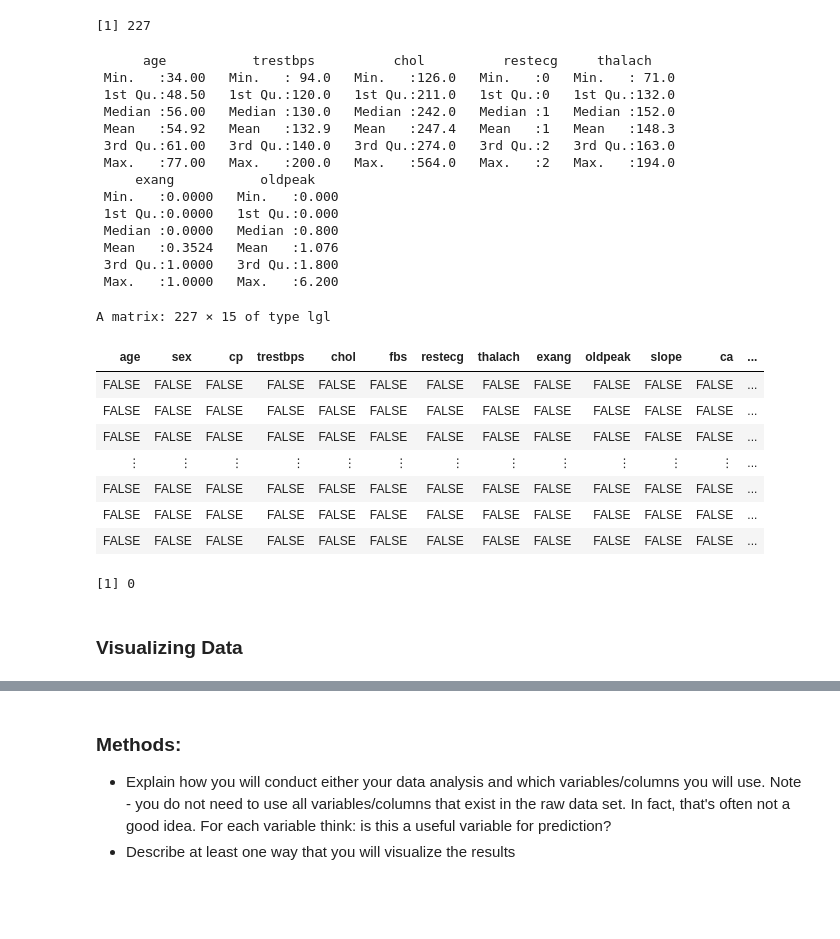
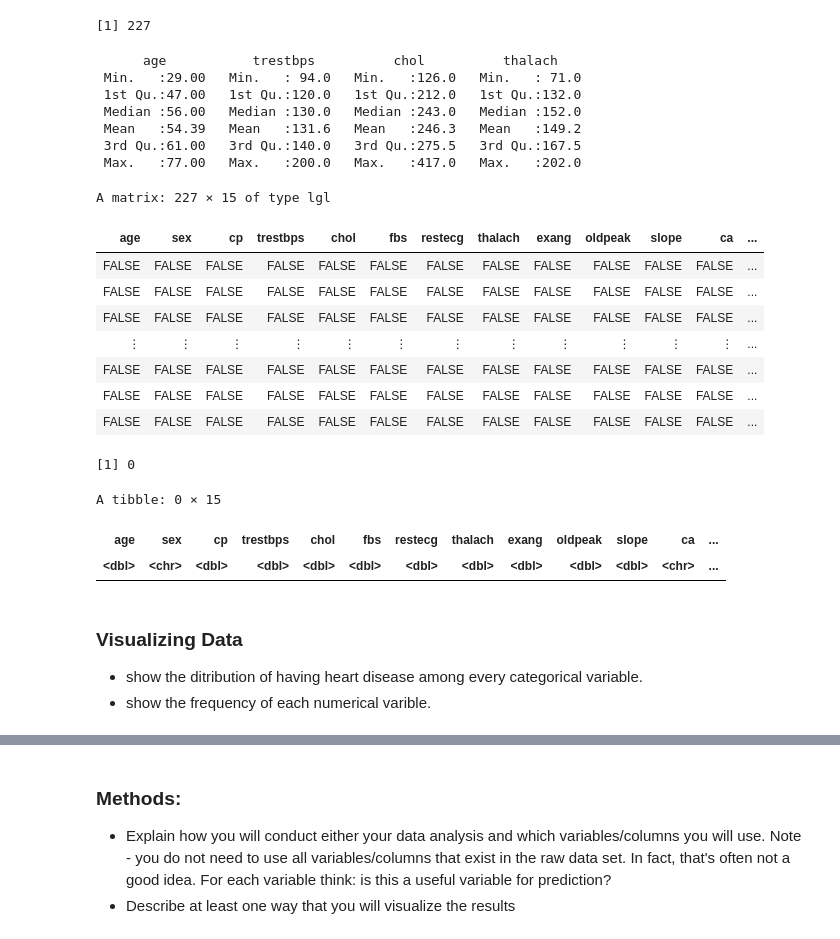
Before and after one commit to sherrii-Xia/DSCI_100_WT2, a Jupyter notebook: project/group_proposal.ipynb, the cells around one changed output, grey strips where cells are left out. Saved outputs shown, nothing was run; the diff lists cells and outputs as text; code cells hidden in the pictures; blank space fills up the shorter version.

```diff
--- a/project/group_proposal.ipynb
+++ b/project/group_proposal.ipynb
@@ -143,38 +144,45 @@ num_of_observation
 [1] 227
 # %%
 sumOfData <- hd_train |>
-             select(-sex,-cp,-slope,-ca,-num,-new_num,-thal,-fbs) |>
+             select(age,trestbps,chol,thalach) |>
              summary()
 sumOfData
 # %% [output]
-      age           trestbps          chol          restecg     thalach
- Min.   :34.00   Min.   : 94.0   Min.   :126.0   Min.   :0   Min.   : 71.0
- 1st Qu.:48.50   1st Qu.:120.0   1st Qu.:211.0   1st Qu.:0   1st Qu.:132.0
- Median :56.00   Median :130.0   Median :242.0   Median :1   Median :152.0
- Mean   :54.92   Mean   :132.9   Mean   :247.4   Mean   :1   Mean   :148.3
- 3rd Qu.:61.00   3rd Qu.:140.0   3rd Qu.:274.0   3rd Qu.:2   3rd Qu.:163.0
- Max.   :77.00   Max.   :200.0   Max.   :564.0   Max.   :2   Max.   :194.0
-     exang           oldpeak
- Min.   :0.0000   Min.   :0.000
- 1st Qu.:0.0000   1st Qu.:0.000
- Median :0.0000   Median :0.800
- Mean   :0.3524   Mean   :1.076
- 3rd Qu.:1.0000   3rd Qu.:1.800
- Max.   :1.0000   Max.   :6.200
+      age           trestbps          chol          thalach
+ Min.   :29.00   Min.   : 94.0   Min.   :126.0   Min.   : 71.0
+ 1st Qu.:47.00   1st Qu.:120.0   1st Qu.:212.0   1st Qu.:132.0
+ Median :56.00   Median :130.0   Median :243.0   Median :152.0
+ Mean   :54.39   Mean   :131.6   Mean   :246.3   Mean   :149.2
+ 3rd Qu.:61.00   3rd Qu.:140.0   3rd Qu.:275.5   3rd Qu.:167.5
+ Max.   :77.00   Max.   :200.0   Max.   :417.0   Max.   :202.0
 # %%
 is.na(hd_train)
 (num_of_missing_columns <- sum(is.na(hd_train)))
 ## Noted that there is no missing value so there is no rows with missing value
+
+
+
+(row_with_question <- hd_train |>
+                    filter(thal == "?"))
+## Noted that there is 2 row with "?" in variable thal, which means they dont have measurement of the thal
+## We filter out those 2 row in our traning Set
+hd_train <- hd_train |>
+            filter(thal != "?")
 # %% [output]
 A matrix: 227 × 15 of type lgl
 | age | sex | cp | trestbps | chol | fbs | restecg | thalach | exang | oldpeak | slope | ca | ... |
 | FALSE | FALSE | FALSE | FALSE | FALSE | FALSE | FALSE | FALSE | FALSE | FALSE | FALSE | FALSE | ... |
 | FALSE | FALSE | FALSE | FALSE | FALSE | FALSE | FALSE | FALSE | FALSE | FALSE | FALSE | FALSE | ... |
 | FALSE | FALSE | FALSE | FALSE | FALSE | FALSE | FALSE | FALSE | FALSE | FALSE | FALSE | FALSE | ... |
 | ⋮ | ⋮ | ⋮ | ⋮ | ⋮ | ⋮ | ⋮ | ⋮ | ⋮ | ⋮ | ⋮ | ⋮ | ... |
 | FALSE | FALSE | FALSE | FALSE | FALSE | FALSE | FALSE | FALSE | FALSE | FALSE | FALSE | FALSE | ... |
 | FALSE | FALSE | FALSE | FALSE | FALSE | FALSE | FALSE | FALSE | FALSE | FALSE | FALSE | FALSE | ... |
 | FALSE | FALSE | FALSE | FALSE | FALSE | FALSE | FALSE | FALSE | FALSE | FALSE | FALSE | FALSE | ... |
 [1] 0
+A tibble: 0 × 15
+| age | sex | cp | trestbps | chol | fbs | restecg | thalach | exang | oldpeak | slope | ca | ... |
+| <dbl> | <chr> | <dbl> | <dbl> | <dbl> | <dbl> | <dbl> | <dbl> | <dbl> | <dbl> | <dbl> | <chr> | ... |
 # %% [markdown]
 ### Visualizing Data
+- show the ditribution of having heart disease among every categorical variable.
+- show the frequency of each numerical varible.
```
Also changed, not shown: parts of 6 cells of this notebook.
